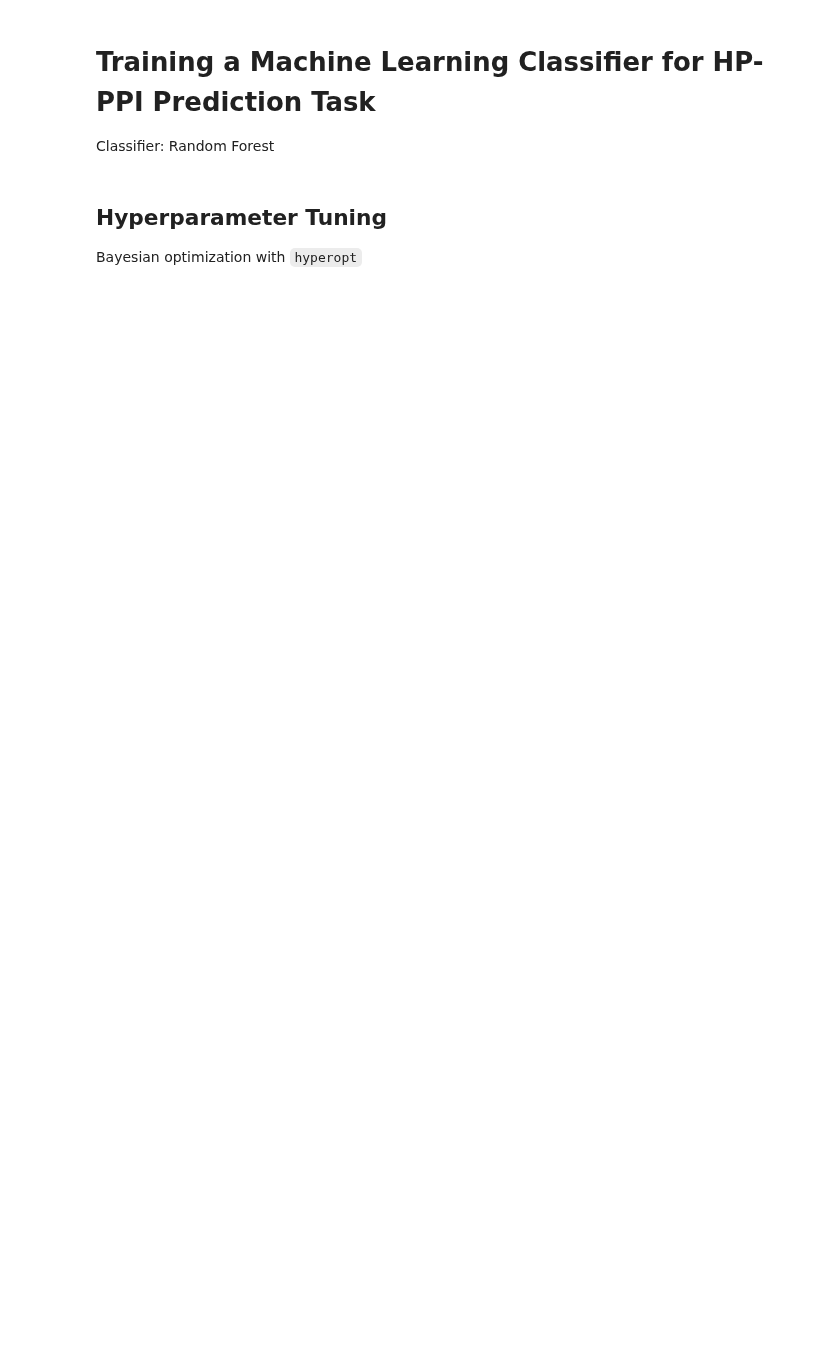
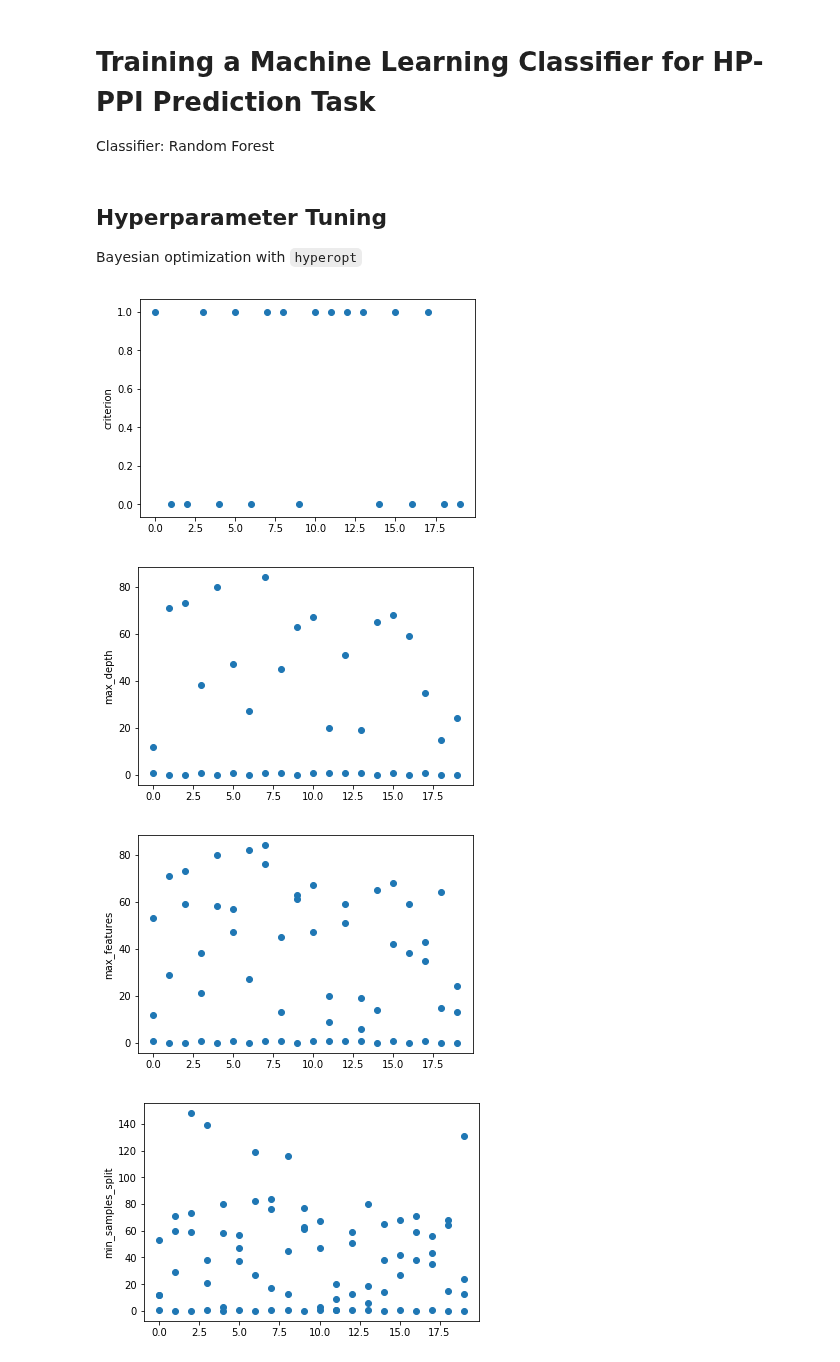
Before and after one commit to reinhartg/HP-PPI-prediction, a Jupyter notebook: codes/4. Classifier Training.ipynb, the cells around one changed output. Drawn from its saved outputs; the diff is of its cells as text; code cells hidden in the pictures; blank space fills up the shorter version.

```diff
--- a/codes/4. Classifier Training.ipynb
+++ b/codes/4. Classifier Training.ipynb
@@ -85,3 +94,22 @@ best = fmin(f, param_space, algo=tpe.suggest, max_evals=20)
 
 # Obtain parameters of best model
 best_params = space_eval(param_space, best)
+# %%
+x=[]
+y=[]
+
+# Plot trials for each parameter
+for param in param_space.keys():
+
+    for t in trials.trials:
+        x.append(t['tid'])
+        y.append(t['misc']['vals'][param])
+
+    _ = plt.ylabel(param)
+    _ = plt.scatter(x, y)
+    _ = plt.show()
+# %% [output]
+[figure, added]
+[figure, added]
+[figure, added]
+[figure, added]
```
Also changed, not shown: parts of 12 cells of this notebook.
